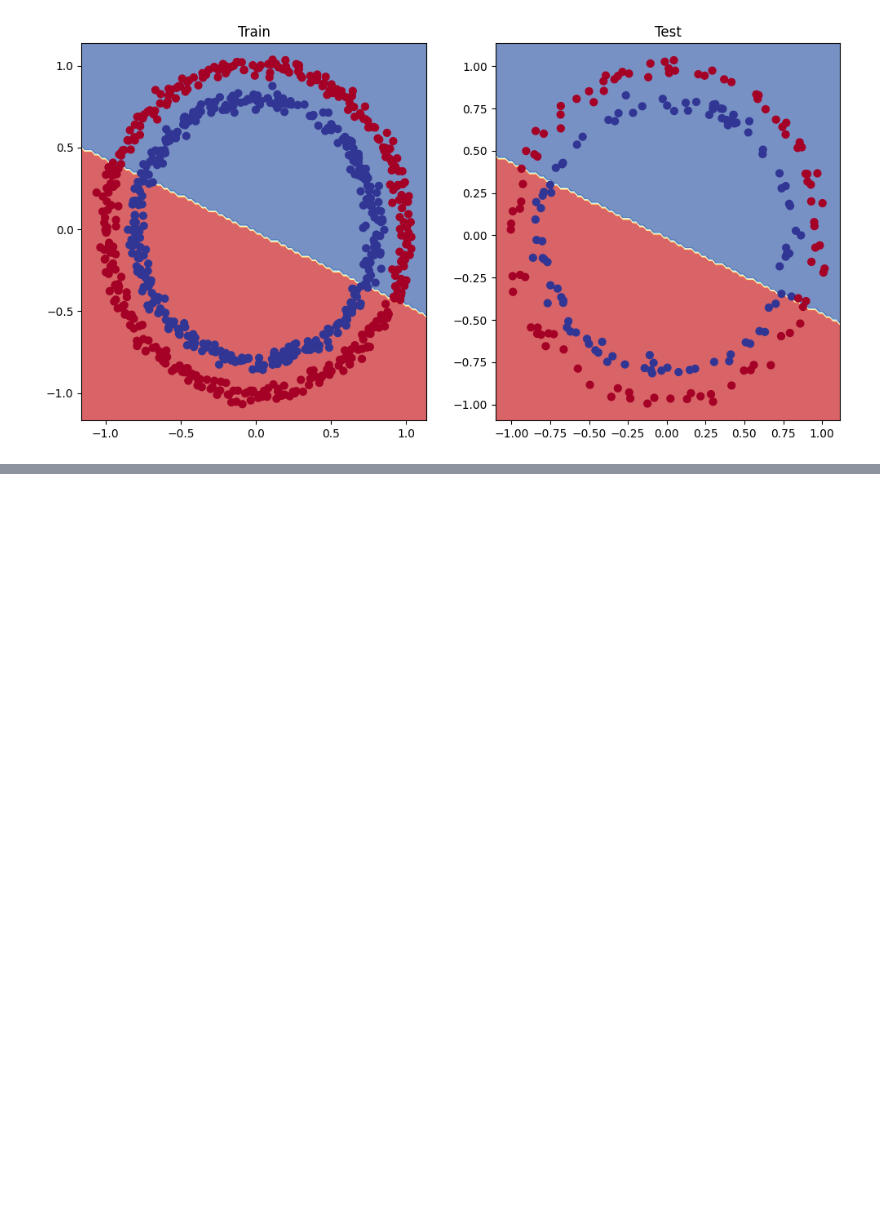
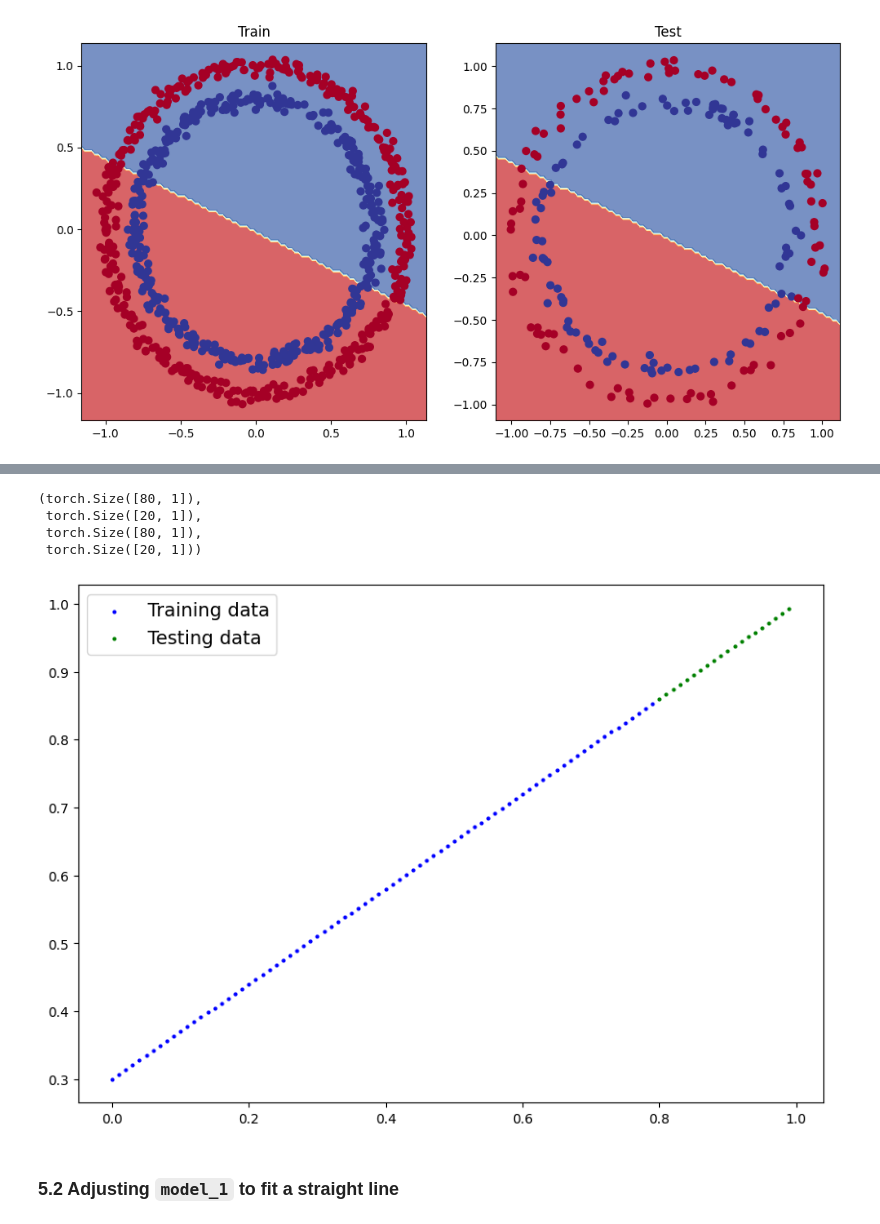
Before and after one commit to Koscee/pytorch-deep-learning-practice, a Jupyter notebook: 02_pytorch_classification.ipynb, the cells around one changed output, grey strips where cells are left out. Cells and saved outputs as stored; diff of their text form; code cells hidden in the pictures; blank space fills up the shorter version.

Commit message:
pytorch-classification: create a straight line dataset and adjust model_1 to fit it

```diff
--- a/02_pytorch_classification.ipynb
+++ b/02_pytorch_classification.ipynb
@@ -580,0 +585,10 @@ plot_decision_boundary(model_1, X_test, y_test)
+# %%
+# Create straight line data set
+weight = 0.7
+bias = 0.3
+
+X_regression = torch.arange(start=0, end=1, step=0.01).unsqueeze(dim=1)
+y_regression = (weight * X_regression + bias)
+
+print (len(X_regression))
+X_regression[:3], y_regression[:3]
@@ -580,0 +603,21 @@ plot_decision_boundary(model_1, X_test, y_test)
+# %%
+# Create train and test splits
+train_size = int(len(X_regression) * 0.8)
+X_train_regression, X_test_regression = X_regression[:train_size], X_regression[train_size:]
+y_train_regression, y_test_regression = y_regression[:train_size], y_regression[train_size:]
+
+X_train_regression.shape, X_test_regression.shape, y_train_regression.shape, y_test_regression.shape
+# %% [output]
+(torch.Size([80, 1]),
+ torch.Size([20, 1]),
+ torch.Size([80, 1]),
+ torch.Size([20, 1]))
+# %%
+plot_predictions(train_data=X_train_regression,
+                 train_labels=y_train_regression,
+                 test_data=X_test_regression,
+                 test_labels=y_test_regression)
+# %% [output]
+[figure, added]
+# %% [markdown]
+### 5.2 Adjusting `model_1` to fit a straight line
```
Also changed, not shown: parts of 13 cells of this notebook.
